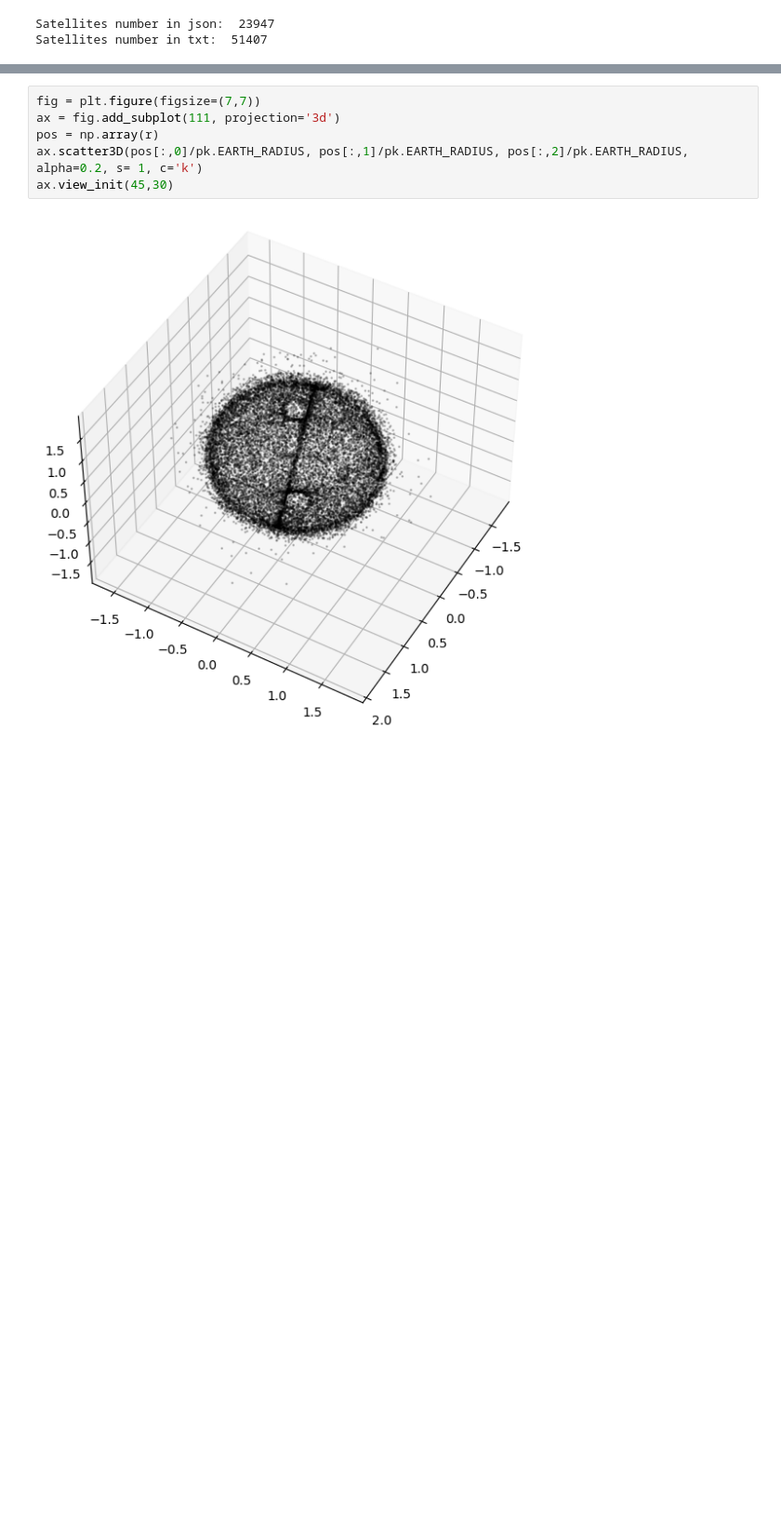
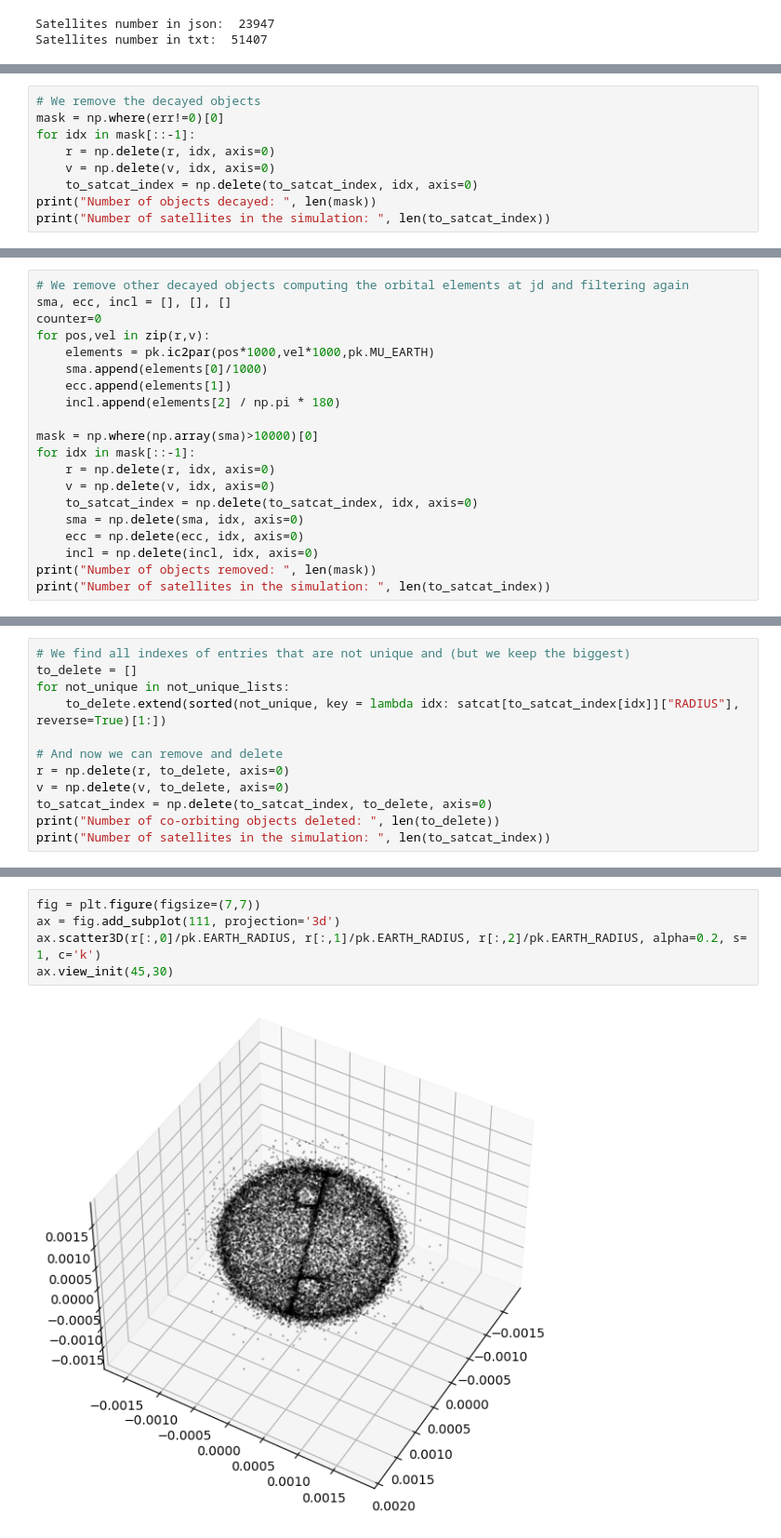
Before and after one commit to esa/cascade, a Jupyter notebook: doc/utilities/leo_population.ipynb, the cells around one changed output, grey strips where cells are left out. Shown at 93% size. Cells and saved outputs as stored; diff of their text form; blank space fills up the shorter version.

```diff
--- a/doc/utilities/leo_population.ipynb
+++ b/doc/utilities/leo_population.ipynb
@@ -153,0 +98,9 @@ If all zeros its OK!: [0.0, 0.0, 0.0]
+# %%
+# We remove the decayed objects
+mask = np.where(err!=0)[0]
+for idx in mask[::-1]:
+    r = np.delete(r, idx, axis=0)
+    v = np.delete(v, idx, axis=0)
+    to_satcat_index = np.delete(to_satcat_index, idx, axis=0)
+print("Number of objects decayed: ", len(mask))
+print("Number of satellites in the simulation: ", len(to_satcat_index))
@@ -153,0 +112,20 @@ If all zeros its OK!: [0.0, 0.0, 0.0]
+# %%
+# We remove other decayed objects computing the orbital elements at jd and filtering again
+sma, ecc, incl = [], [], []
+counter=0
+for pos,vel in zip(r,v):
+    elements = pk.ic2par(pos*1000,vel*1000,pk.MU_EARTH)
+    sma.append(elements[0]/1000)
+    ecc.append(elements[1])
+    incl.append(elements[2] / np.pi * 180)
+
+mask = np.where(np.array(sma)>10000)[0]
+for idx in mask[::-1]:
+    r = np.delete(r, idx, axis=0)
+    v = np.delete(v, idx, axis=0)
+    to_satcat_index = np.delete(to_satcat_index, idx, axis=0)
+    sma = np.delete(sma, idx, axis=0)
+    ecc = np.delete(ecc, idx, axis=0)
+    incl = np.delete(incl, idx, axis=0)
+print("Number of objects removed: ", len(mask))
+print("Number of satellites in the simulation: ", len(to_satcat_index))
@@ -153,0 +162,12 @@ If all zeros its OK!: [0.0, 0.0, 0.0]
+# %%
+# We find all indexes of entries that are not unique and (but we keep the biggest)
+to_delete = []
+for not_unique in not_unique_lists:
+    to_delete.extend(sorted(not_unique, key = lambda idx: satcat[to_satcat_index[idx]]["RADIUS"], reverse=True)[1:])
+
+# And now we can remove and delete
+r = np.delete(r, to_delete, axis=0)
+v = np.delete(v, to_delete, axis=0)
+to_satcat_index = np.delete(to_satcat_index, to_delete, axis=0)
+print("Number of co-orbiting objects deleted: ", len(to_delete))
+print("Number of satellites in the simulation: ", len(to_satcat_index))
@@ -177,8 +201,7 @@ axes[1,1].set_xlabel("collision radius");
 # %%
 fig = plt.figure(figsize=(7,7))
 ax = fig.add_subplot(111, projection='3d')
-pos = np.array(r)
-ax.scatter3D(pos[:,0]/pk.EARTH_RADIUS, pos[:,1]/pk.EARTH_RADIUS, pos[:,2]/pk.EARTH_RADIUS, alpha=0.2, s= 1, c='k')
+ax.scatter3D(r[:,0]/pk.EARTH_RADIUS, r[:,1]/pk.EARTH_RADIUS, r[:,2]/pk.EARTH_RADIUS, alpha=0.2, s= 1, c='k')
 ax.view_init(45,30)
 # %% [output]
-[figure, old version]
+[figure, new version]
```
Also changed, not shown: parts of 27 cells of this notebook, 4 other files.
